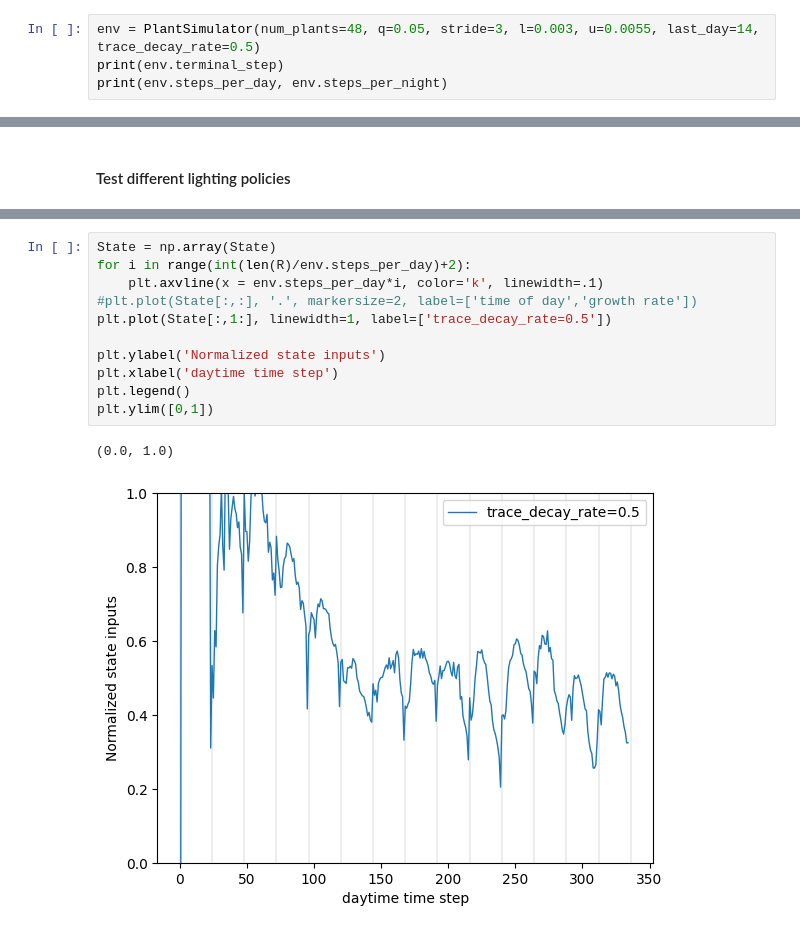
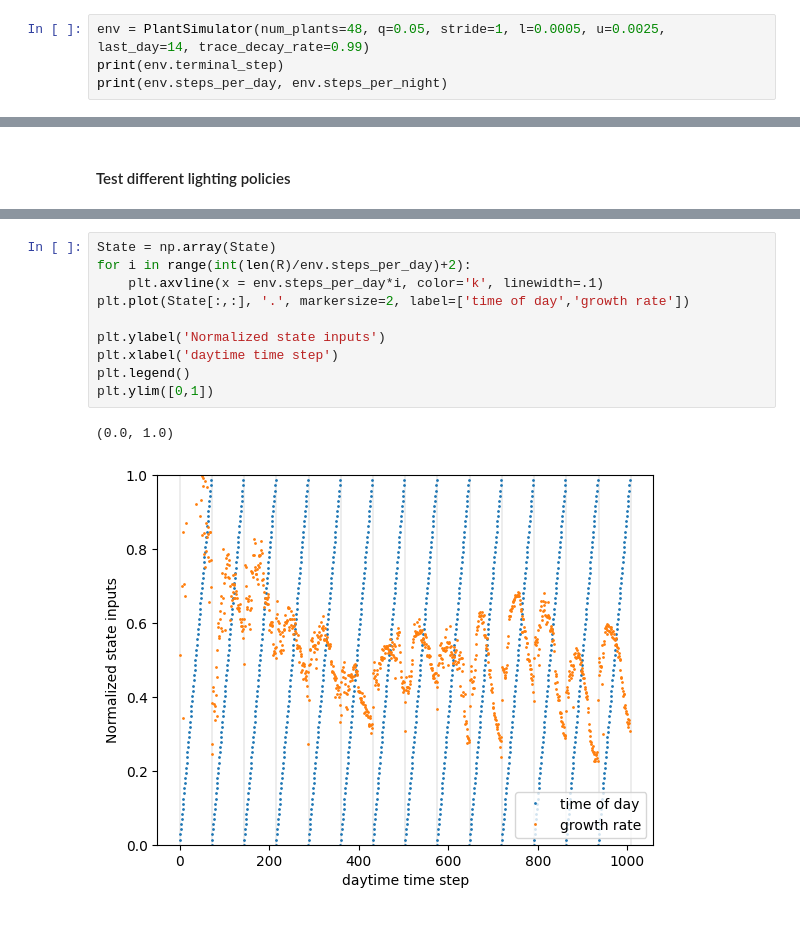
Before and after one commit to steventango/plant-rl, a Jupyter notebook: analysis/test_MultiPlantSim.ipynb, the cells around one changed output, grey strips where cells are left out. Saved outputs shown, nothing was run; the diff lists cells and outputs as text.

```diff
--- a/analysis/test_MultiPlantSim.ipynb
+++ b/analysis/test_MultiPlantSim.ipynb
@@ -3,7 +3,7 @@ from environments.SimplePlantSimulator import SimplePlantSimulator as PlantSimul
 import numpy as np
 import matplotlib.pyplot as plt
 # %%
-env = PlantSimulator(num_plants=48, q=0.05, stride=3, l=0.003, u=0.0055, last_day=14, trace_decay_rate=0.5)
+env = PlantSimulator(num_plants=48, q=0.05, stride=1, l=0.0005, u=0.0025, last_day=14, trace_decay_rate=0.99)
 print(env.terminal_step)
 print(env.steps_per_day, env.steps_per_night)
 # %% [output]
@@ -52,14 +52,13 @@ fig.tight_layout()
 # %%
 State = np.array(State)
 for i in range(int(len(R)/env.steps_per_day)+2):
     plt.axvline(x = env.steps_per_day*i, color='k', linewidth=.1)
-#plt.plot(State[:,:], '.', markersize=2, label=['time of day','growth rate'])
-plt.plot(State[:,1:], linewidth=1, label=['trace_decay_rate=0.5'])
+plt.plot(State[:,:], '.', markersize=2, label=['time of day','growth rate'])
 
 plt.ylabel('Normalized state inputs')
 plt.xlabel('daytime time step')
 plt.legend()
 plt.ylim([0,1])
 # %% [output]
 (0.0, 1.0)
-[figure, old version]
+[figure, new version]
```
Also changed, not shown: parts of 3 cells of this notebook.
